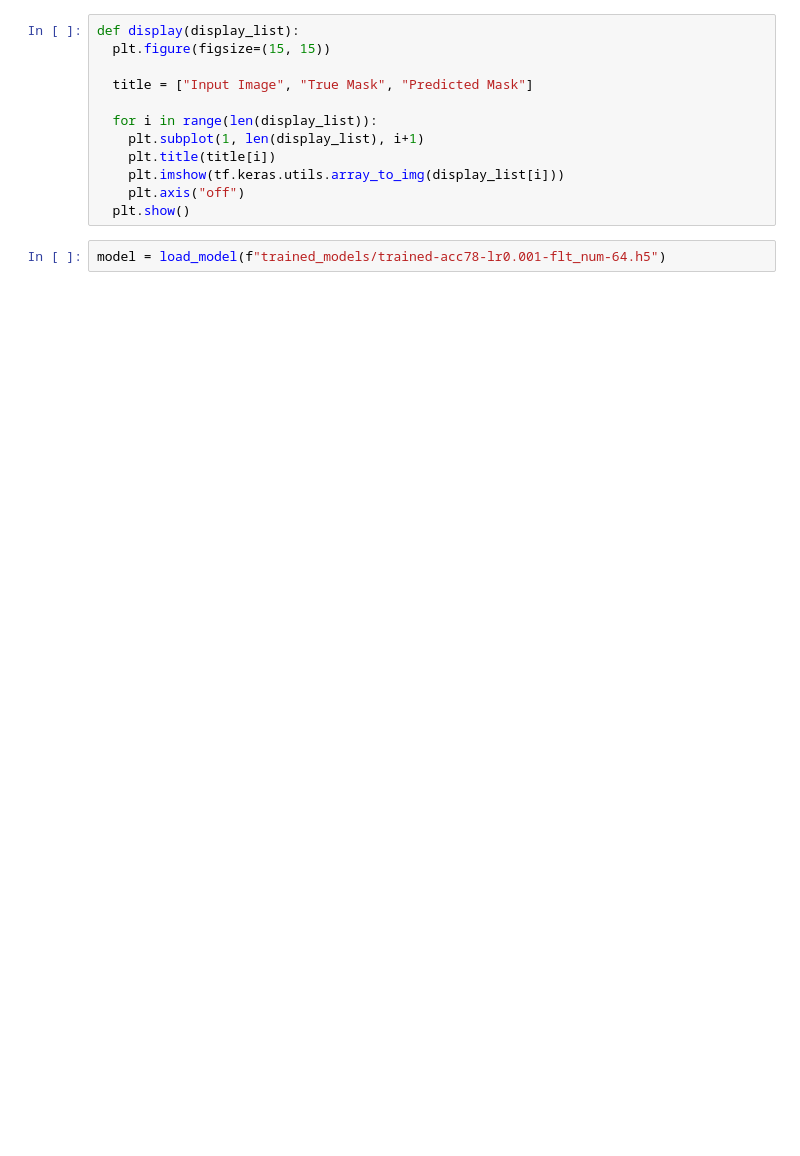
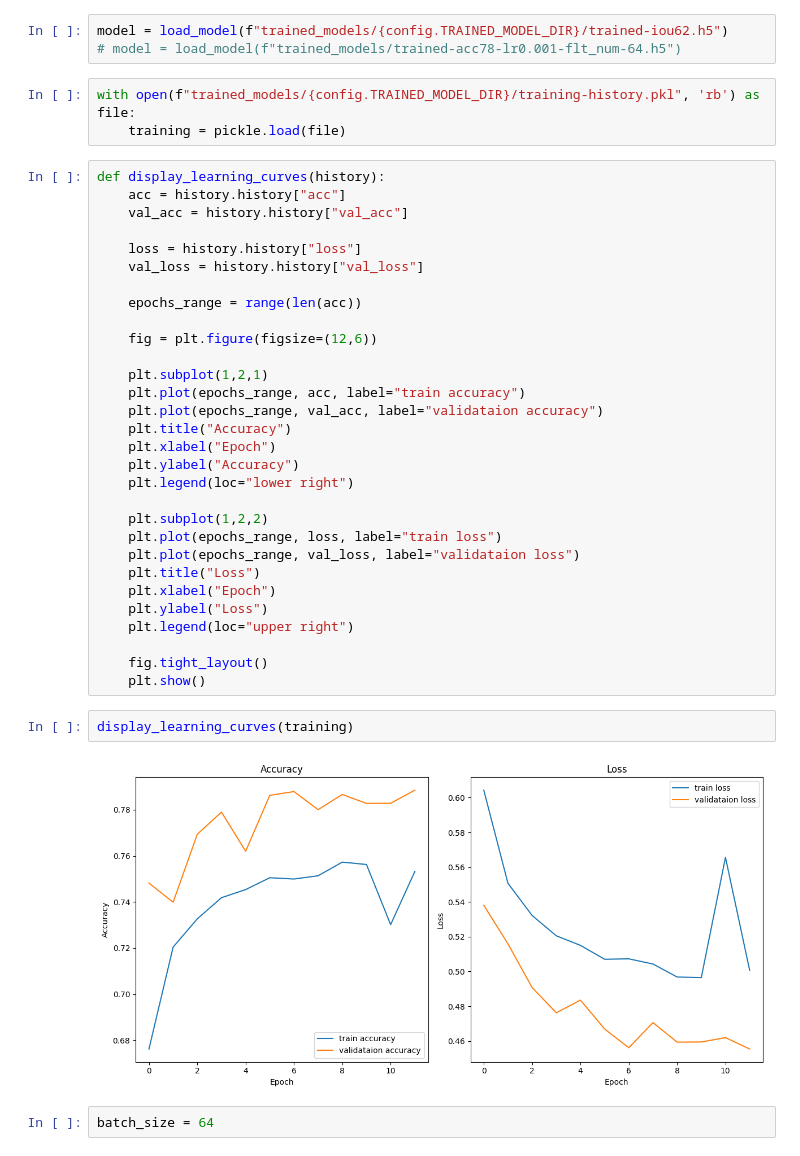
Before and after one commit to janfiszer/deforestation-in-Poland, a Jupyter notebook: model-evaluation.ipynb, the cells around one changed output. Cells and saved outputs as stored; diff of their text form; blank space fills up the shorter version.

```diff
--- a/model-evaluation.ipynb
+++ b/model-evaluation.ipynb
@@ -9,17 +9,45 @@ from utils import config, DataGenerator
-# %%
-def display(display_list):
-  plt.figure(figsize=(15, 15))
-
-  title = ["Input Image", "True Mask", "Predicted Mask"]
-
-  for i in range(len(display_list)):
-    plt.subplot(1, len(display_list), i+1)
-    plt.title(title[i])
-    plt.imshow(tf.keras.utils.array_to_img(display_list[i]))
-    plt.axis("off")
-  plt.show()
 # %%
-model = load_model(f"trained_models/trained-acc78-lr0.001-flt_num-64.h5")
+model = load_model(f"trained_models/{config.TRAINED_MODEL_DIR}/trained-iou62.h5")
+# model = load_model(f"trained_models/trained-acc78-lr0.001-flt_num-64.h5")
+# %%
+with open(f"trained_models/{config.TRAINED_MODEL_DIR}/training-history.pkl", 'rb') as file:
+    training = pickle.load(file)
+# %%
+def display_learning_curves(history):
+    acc = history.history["acc"]
+    val_acc = history.history["val_acc"]
+
+    loss = history.history["loss"]
+    val_loss = history.history["val_loss"]
+
+    epochs_range = range(len(acc))
+
+    fig = plt.figure(figsize=(12,6))
+
+    plt.subplot(1,2,1)
+    plt.plot(epochs_range, acc, label="train accuracy")
+    plt.plot(epochs_range, val_acc, label="validataion accuracy")
+    plt.title("Accuracy")
+    plt.xlabel("Epoch")
+    plt.ylabel("Accuracy")
+    plt.legend(loc="lower right")
+
+    plt.subplot(1,2,2)
+    plt.plot(epochs_range, loss, label="train loss")
+    plt.plot(epochs_range, val_loss, label="validataion loss")
+    plt.title("Loss")
+    plt.xlabel("Epoch")
+    plt.ylabel("Loss")
+    plt.legend(loc="upper right")
+
+    fig.tight_layout()
+    plt.show()
+# %%
+display_learning_curves(training)
+# %% [output]
+[figure, added]
+# %%
+batch_size = 64
 # %%
 def load_data():
     masks_dir = os.path.join(config.DATASET_DIR, "masks")
```
Also changed, not shown: parts of 7 cells of this notebook, 6 other files.
